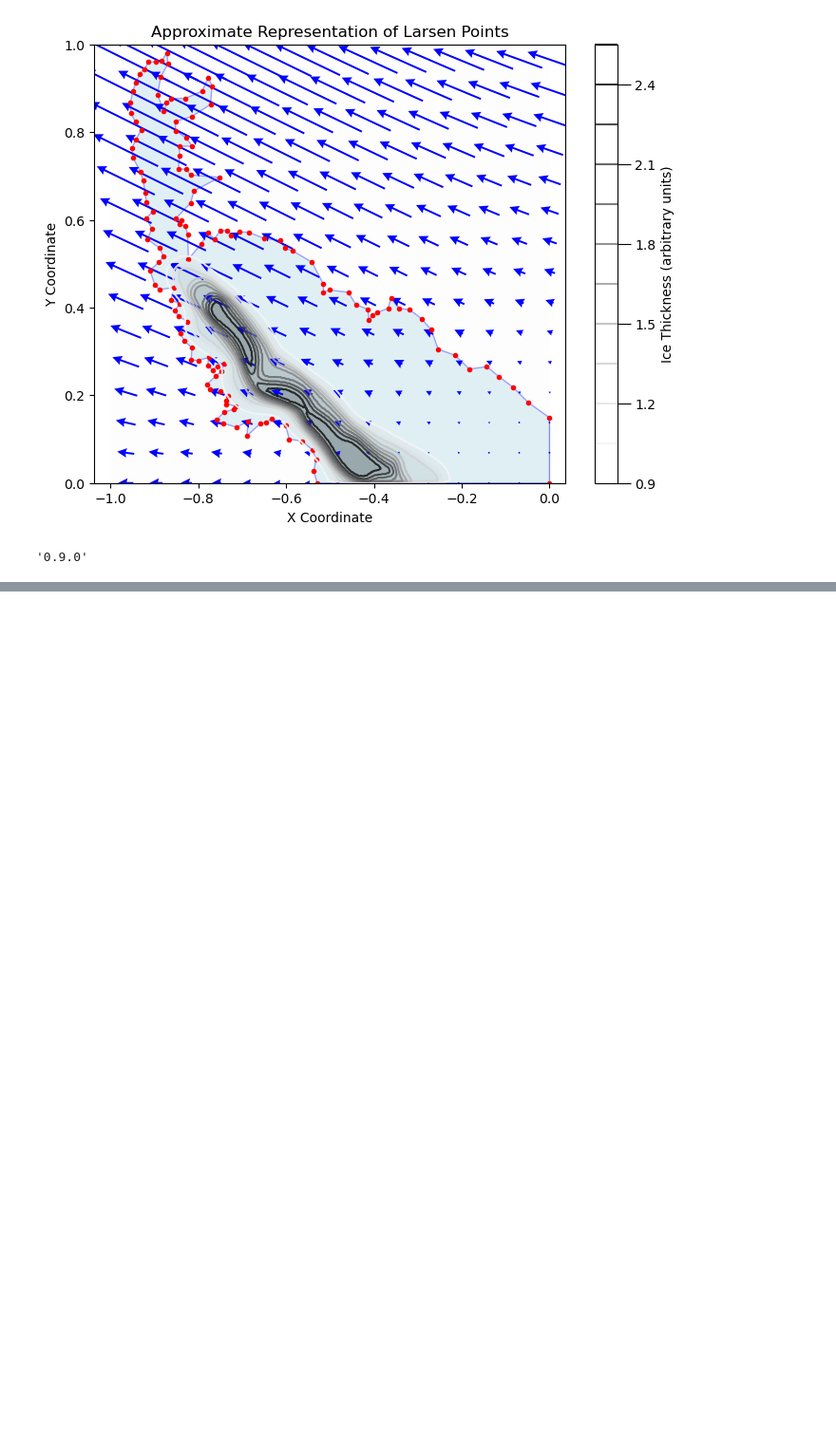
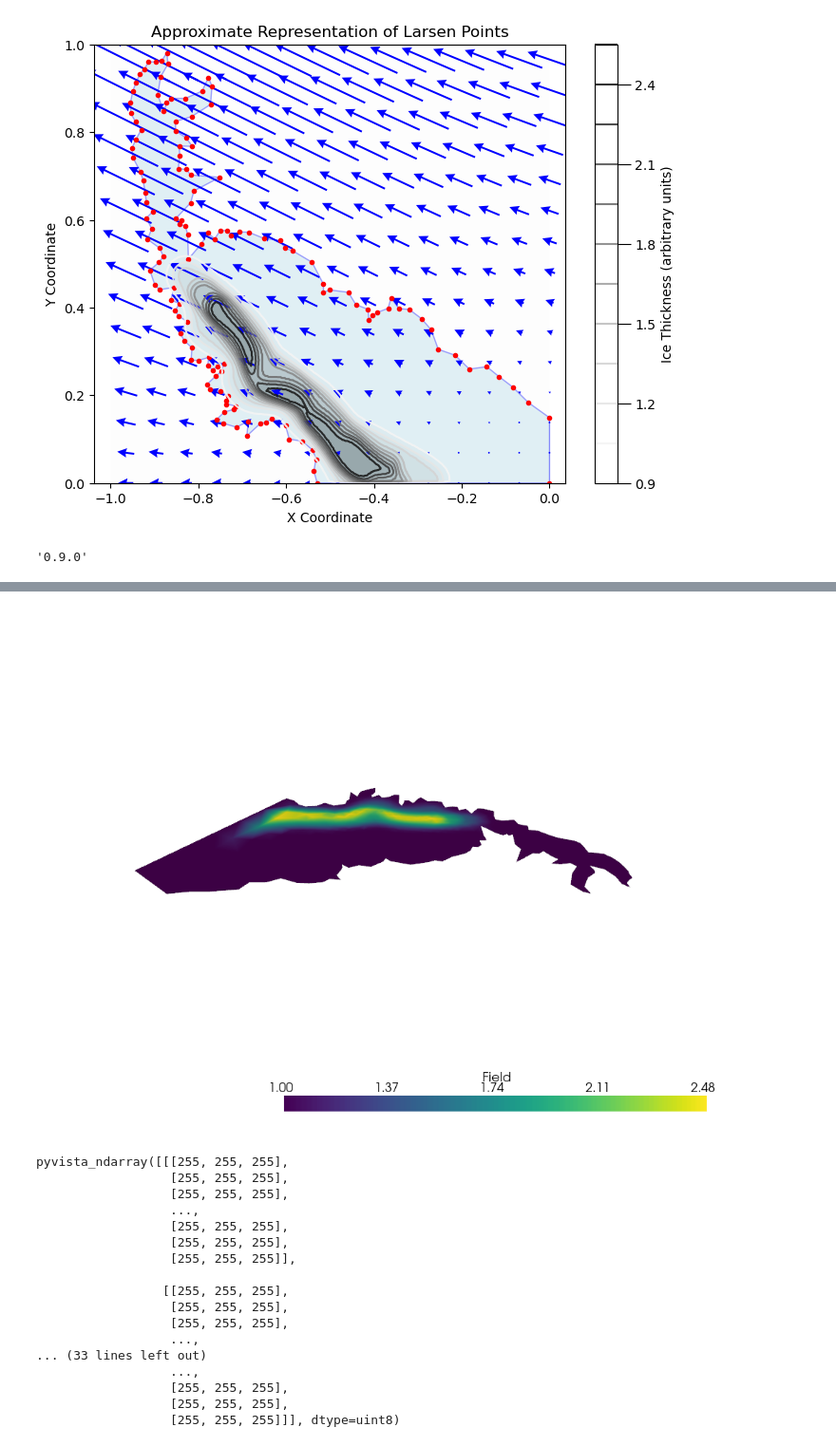
Before and after one commit to kumiori/crunchy, a Jupyter notebook: ice-cracks/interpolate.ipynb, the cells around one changed output, grey strips where cells are left out. Shown at 95% size. Drawn from its saved outputs; the diff is of its cells as text; code cells hidden in the pictures; blank space fills up the shorter version.

Commit message:
interpolating onto mesh

```diff
--- a/ice-cracks/interpolate.ipynb
+++ b/ice-cracks/interpolate.ipynb
@@ -382,0 +399,17 @@ V = fem.functionspace(mesh, ("CG", 1))  # Continuous Galerkin, degree 1
+# %%
+image_resolution = thickness_array.shape
+x_grid = np.linspace(-1, 0, image_resolution[1])  # Match land geometry x domain
+y_grid = np.linspace(0, 1, image_resolution[0])  # Match land geometry y domain
+X, Y = np.meshgrid(x_grid, y_grid)
+
+# Create the RegularGridInterpolator
+interpolator = RegularGridInterpolator(
+    (y_grid, x_grid),  # Order is (y, x) due to how arrays are indexed
+    thickness_array,  # The data to interpolate
+    bounds_error=False,  # Avoid errors for out-of-bounds coordinates
+    fill_value=0.0,  # Assign 0.0 for out-of-bounds values
+)
+# %%
+field_values = interpolator(xy_coordinates[:, [1, 0]])  # Flip order to (y, x)
+print("Interpolated field values at DOF coordinates:")
+print(field_values)
@@ -382,0 +434,46 @@ V = fem.functionspace(mesh, ("CG", 1))  # Continuous Galerkin, degree 1
+# %%
+from dolfinx.fem import Function
+
+V = fem.functionspace(mesh, ("CG", 1))  # Continuous Galerkin, degree 1
+
+# Create a Function in this space and assign the sampled values
+thickness_function = Function(V)
+thickness_function.x.petsc_vec.array[:] = field_values
+thickness_function.x.petsc_vec.ghostUpdate()
+# %%
+import pyvista as pv
+
+from dolfinx.plot import vtk_mesh
+# ret = compute_topology(mesh, mesh.topology.dim)
+
+# mesh_topology, mesh_cell_types, mesh_coordinates = create_vtk_mesh(mesh)
+mesh_topology, mesh_cell_types, mesh_coordinates = vtk_mesh(V)
+grid = pv.UnstructuredGrid(mesh_topology, mesh_cell_types, mesh_coordinates)
+
+# Add the scalar field to the grid
+grid.point_data["Field"] = thickness_function.x.petsc_vec.array
+
+# Visualize the field
+plotter = pv.Plotter()
+plotter.add_mesh(grid, scalars="Field", cmap="viridis")
+plotter.show()
+plotter.screenshot("interpolated_field.png")
+# %% [output]
+[figure, added]
+pyvista_ndarray([[[255, 255, 255],
+                  [255, 255, 255],
+                  [255, 255, 255],
+                  ...,
+                  [255, 255, 255],
+                  [255, 255, 255],
+                  [255, 255, 255]],
+
+                 [[255, 255, 255],
+                  [255, 255, 255],
+                  [255, 255, 255],
+                  ...,
+... (33 lines left out)
+                  ...,
+                  [255, 255, 255],
+                  [255, 255, 255],
+                  [255, 255, 255]]], dtype=uint8)
```
Also changed, not shown: parts of 7 cells of this notebook, 1 other file.
